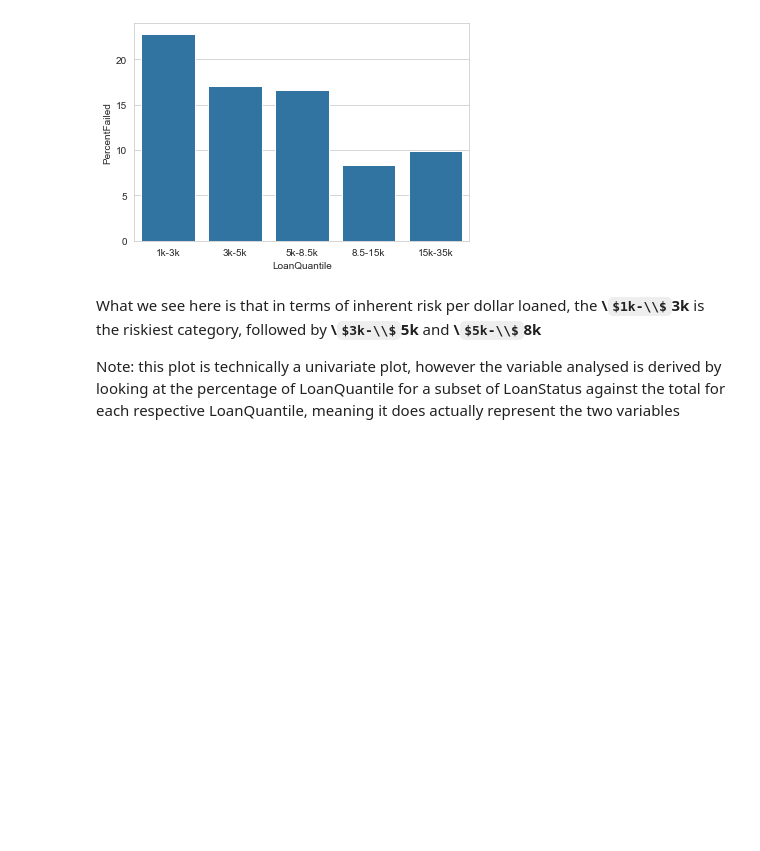
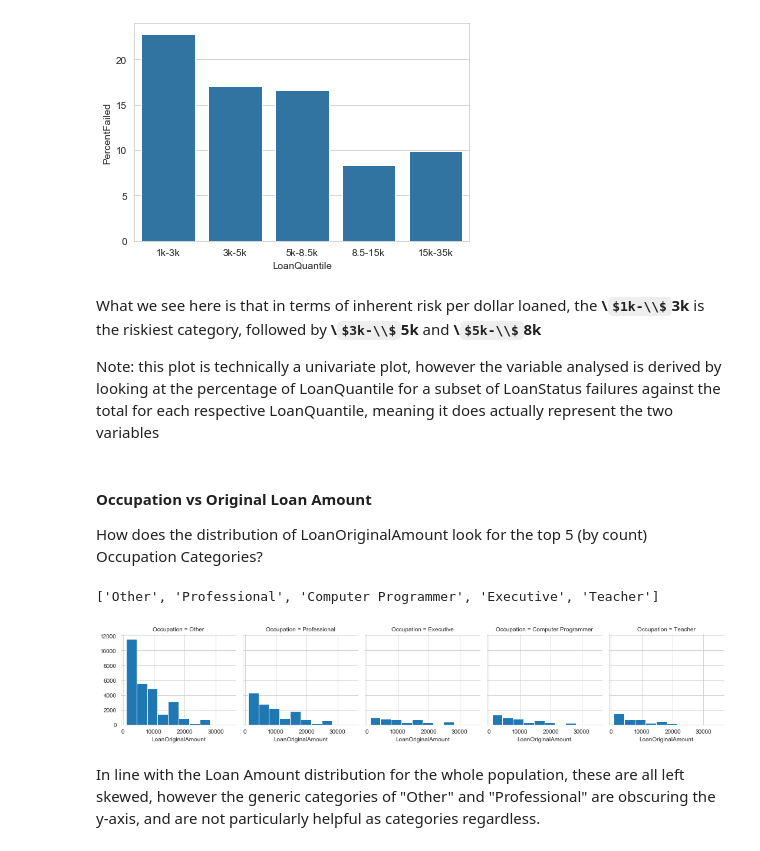
Before and after one commit to Tavnuh/Udacity-Communicate-Data-Findings, a Jupyter notebook: Communicate Data Findings - Prosper Loan Data.ipynb, the cells around one changed output. Cells and saved outputs as stored; diff of their text form; code cells hidden in the pictures; some formulas as TeX source; blank space fills up the shorter version.

```diff
--- a/Communicate Data Findings - Prosper Loan Data.ipynb
+++ b/Communicate Data Findings - Prosper Loan Data.ipynb
@@ -415,4 +418,21 @@ sns.barplot(data = failed_percentages,
 # %% [markdown]
 What we see here is that in terms of inherent risk per dollar loaned, the **\\$1k-\\$3k** is the riskiest category, followed by **\\$3k-\\$5k** and **\\$5k-\\$8k**
 
-Note: this plot is technically a univariate plot, however the variable analysed is derived by looking at the percentage of LoanQuantile for a subset of LoanStatus against the total for each respective LoanQuantile, meaning it does actually represent the two variables
+Note: this plot is technically a univariate plot, however the variable analysed is derived by looking at the percentage of LoanQuantile for a subset of LoanStatus failures against the total for each respective LoanQuantile, meaning it does actually represent the two variables
+# %% [markdown]
+#### Occupation vs Original Loan Amount
+How does the distribution of LoanOriginalAmount look for the top 5 (by count) Occupation Categories?
+# %%
+top_jobs = df.Occupation.value_counts().head().index.tolist()
+top_jobs
+# %% [output]
+['Other', 'Professional', 'Computer Programmer', 'Executive', 'Teacher']
+# %%
+df_topjobs = df.query('Occupation == {}'.format(top_jobs))
+# %%
+g = sns.FacetGrid(data = df_topjobs, col = 'Occupation')
+g.map(plt.hist, 'LoanOriginalAmount');
+# %% [output]
+[figure, added]
+# %% [markdown]
+In line with the Loan Amount distribution for the whole population, these are all left skewed, however the generic categories of "Other" and "Professional" are obscuring the y-axis, and are not particularly helpful as categories regardless.
```
Also changed, not shown: parts of 13 cells of this notebook, 1 other file.
